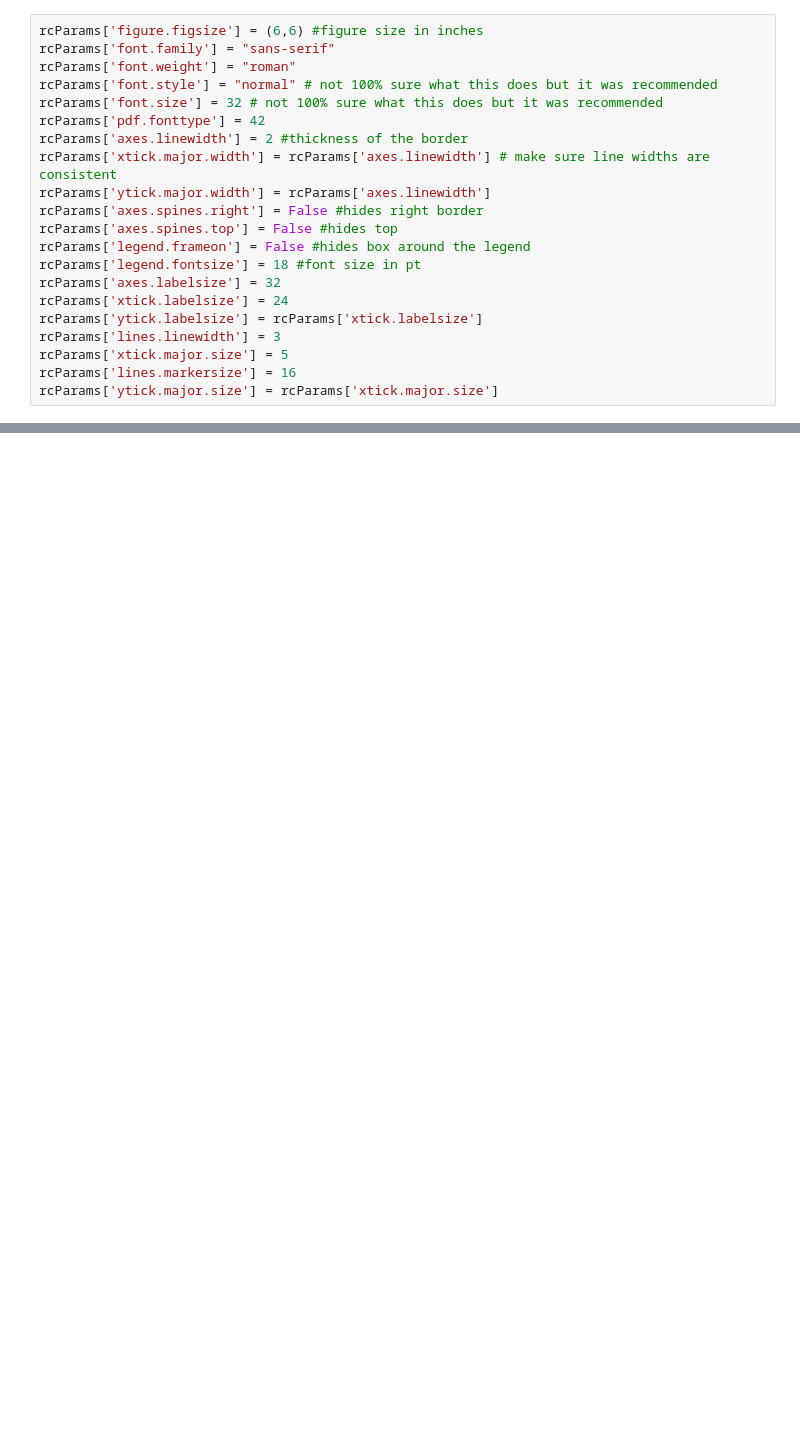
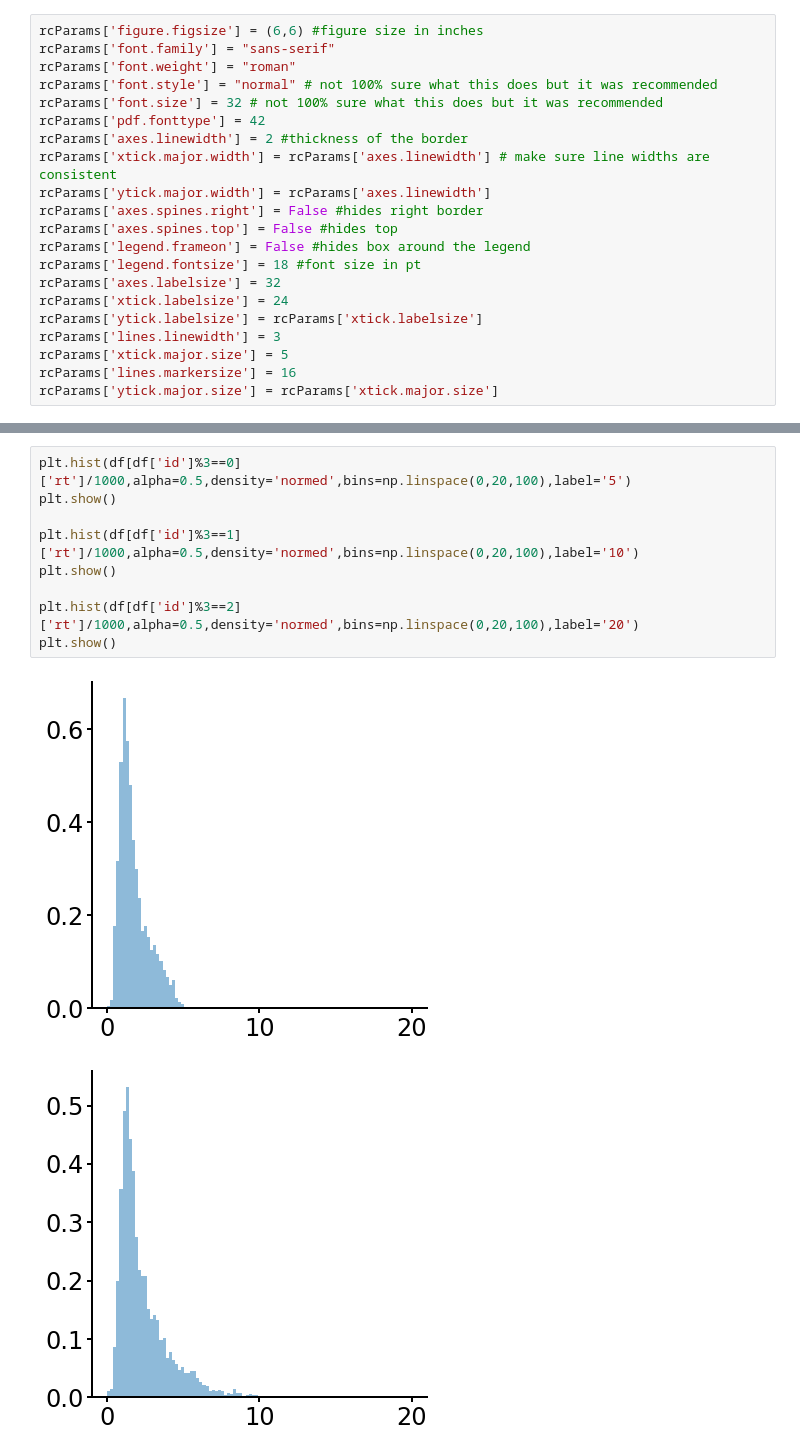
Before and after one commit to basvanopheusden/fourinarow, a Jupyter notebook: Analysis notebooks/new/Convert data.ipynb, the cells around one changed output, grey strips where cells are left out. Drawn from its saved outputs; the diff is of its cells as text; blank space fills up the shorter version.

```diff
--- a/Analysis notebooks/new/Convert data.ipynb
+++ b/Analysis notebooks/new/Convert data.ipynb
@@ -46,0 +114,12 @@ df['move']=df['move'].apply(lambda x: int(x,16))
+# %%
+plt.hist(df[df['id']%3==0]['rt']/1000,alpha=0.5,density='normed',bins=np.linspace(0,20,100),label='5')
+plt.show()
+
+plt.hist(df[df['id']%3==1]['rt']/1000,alpha=0.5,density='normed',bins=np.linspace(0,20,100),label='10')
+plt.show()
+
+plt.hist(df[df['id']%3==2]['rt']/1000,alpha=0.5,density='normed',bins=np.linspace(0,20,100),label='20')
+plt.show()
+# %% [output]
+[figure, added]
+[figure, added]
```
Also changed, not shown: parts of 29 cells of this notebook, 10 other files.
